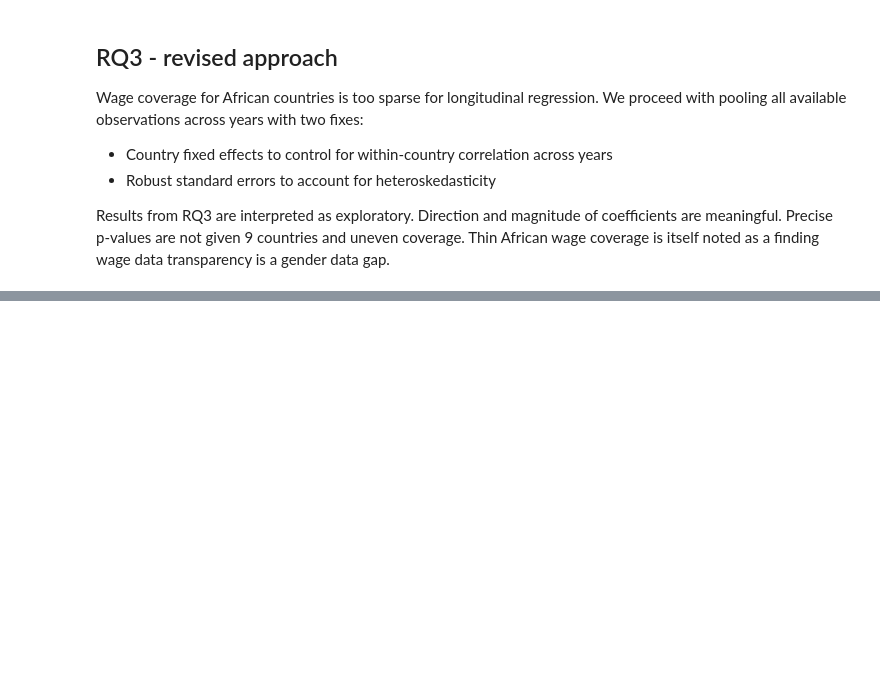
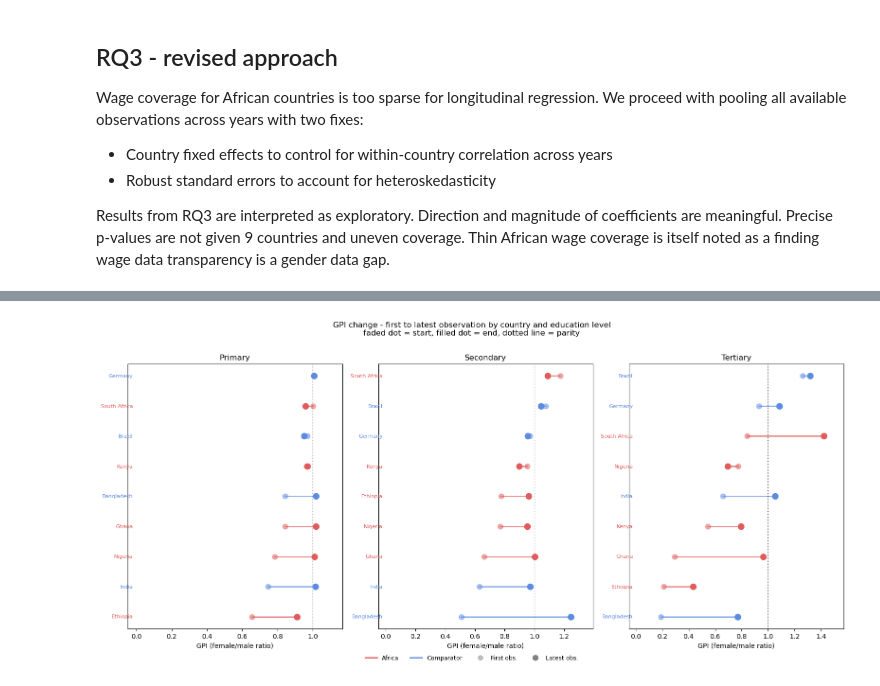
Before and after one commit to kozah04/gender-inequality, a Jupyter notebook: notebooks/eda.ipynb, the cells around one changed output, grey strips where cells are left out. Saved outputs shown, nothing was run; the diff lists cells and outputs as text; code cells hidden in the pictures; blank space fills up the shorter version.

```diff
--- a/notebooks/eda.ipynb
+++ b/notebooks/eda.ipynb
@@ -380,0 +490,87 @@ Results from RQ3 are interpreted as exploratory. Direction and magnitude of coef
+# %%
+# compute first and last observed GPI per country per level
+slope_data = []
+
+for indicator, level in gpi_indicators.items():
+    for country, grp in gpi[gpi["indicator"] == indicator].groupby("country_name"):
+        grp_sorted = grp.dropna(subset=["value"]).sort_values("year")
+        if len(grp_sorted) < 2:
+            continue
+        slope_data.append({
+            "country": country,
+            "level": level,
+            "start_year": grp_sorted["year"].iloc[0],
+            "end_year": grp_sorted["year"].iloc[-1],
+            "start_val": grp_sorted["value"].iloc[0],
+            "end_val": grp_sorted["value"].iloc[-1],
+            "group": "Africa" if country in african else "Comparator"
+        })
+
+slope_df = pd.DataFrame(slope_data)
+
+fig, axes = plt.subplots(1, 3, figsize=(16, 7), sharey=False)
+
+for ax, level in zip(axes, ["Primary", "Secondary", "Tertiary"]):
+    data = slope_df[slope_df["level"] == level].sort_values("start_val")
+
+    for i, (_, row) in enumerate(data.iterrows()):
+        color = "#e05c5c" if row["group"] == "Africa" else "#5c8be0"
+
+        # connecting line
+        ax.plot(
+            [row["start_val"], row["end_val"]], [i, i],
+            color=color, linewidth=2, alpha=0.7, zorder=1
+        )
+        # start dot
+        ax.scatter(
+            row["start_val"], i,
+            color=color, s=60, zorder=2,
+            marker="o", alpha=0.5, label="_nolegend_"
+        )
+        # end dot - filled
+        ax.scatter(
+            row["end_val"], i,
+            color=color, s=80, zorder=3,
+            marker="o", label="_nolegend_"
+        )
+        # country label
+        ax.text(
+            -0.02, i, row["country"],
+            ha="right", va="center",
+            fontsize=8, color=color
+        )
+
+    ax.axvline(1.0, color="black", linewidth=0.8, linestyle=":")
+    ax.set_yticks([])
+    ax.set_xlabel("GPI (female/male ratio)")
+    ax.set_title(f"{level}", fontsize=12)
+    ax.set_xlim(-0.05, max(data["end_val"].max(), data["start_val"].max()) + 0.15)
+
+# shared legend
+from matplotlib.lines import Line2D
+legend_elements = [
+    Line2D([0], [0], color="#e05c5c", linewidth=2, label="Africa"),
+    Line2D([0], [0], color="#5c8be0", linewidth=2, label="Comparator"),
+    Line2D([0], [0], color="grey", linewidth=0, marker="o",
+           markerfacecolor="grey", alpha=0.5, markersize=7, label="First obs."),
+    Line2D([0], [0], color="grey", linewidth=0, marker="o",
+           markerfacecolor="grey", markersize=8, label="Latest obs."),
+]
+fig.legend(
+    handles=legend_elements,
+    loc="lower center", ncol=4,
+    fontsize=9, frameon=False,
+    bbox_to_anchor=(0.5, -0.03)
+)
+
+fig.suptitle(
+    "GPI change - first to latest observation by country and education level\n"
+    "faded dot = start, filled dot = end, dotted line = parity",
+    fontsize=12, y=1.01
+)
+
+plt.tight_layout()
+plt.savefig(FIGURES / "gpi_dumbbell.png", dpi=150, bbox_inches="tight")
+plt.show()
+# %% [output]
+[figure, added]
```
Also changed, not shown: parts of 15 cells of this notebook, 1 other file.
